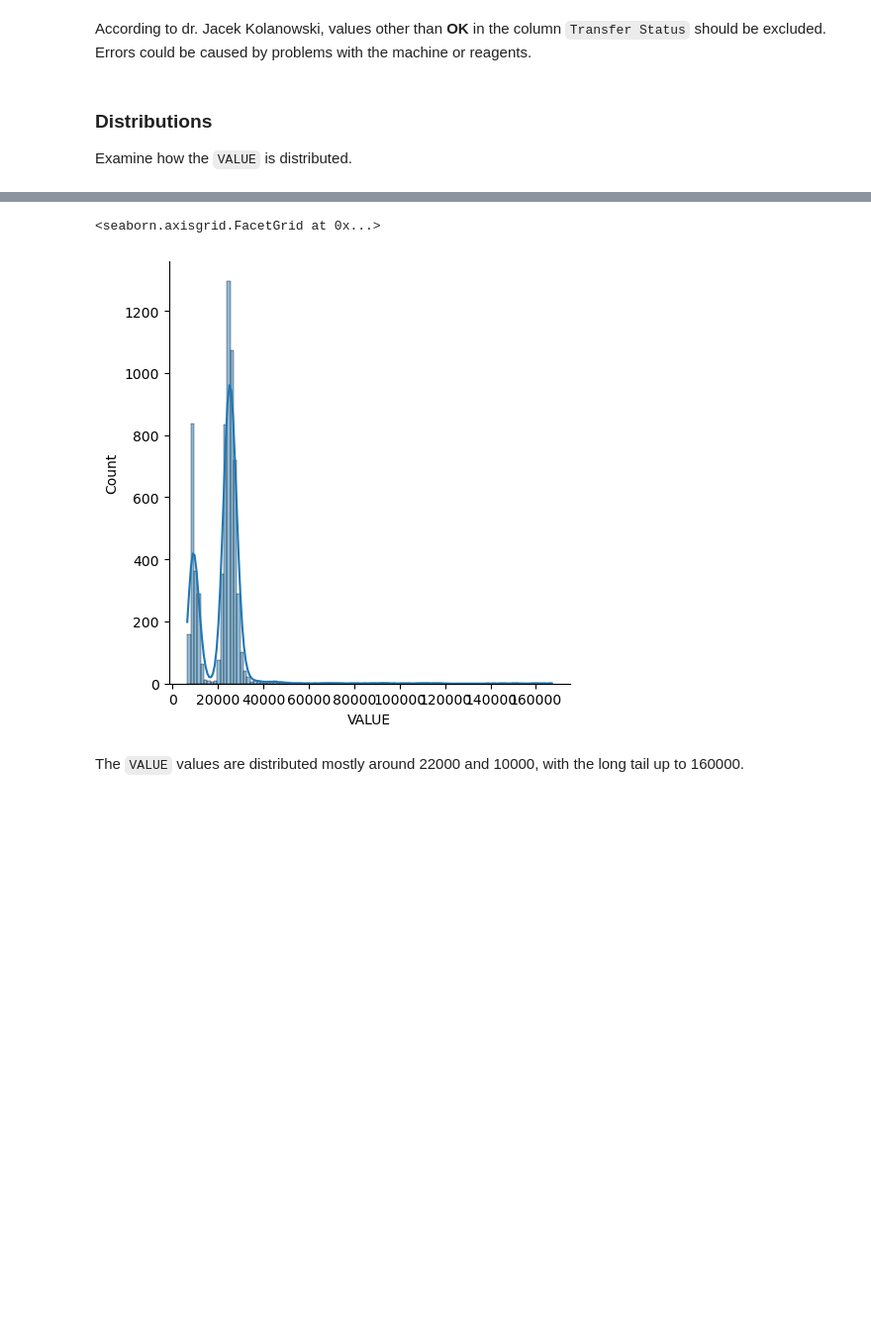
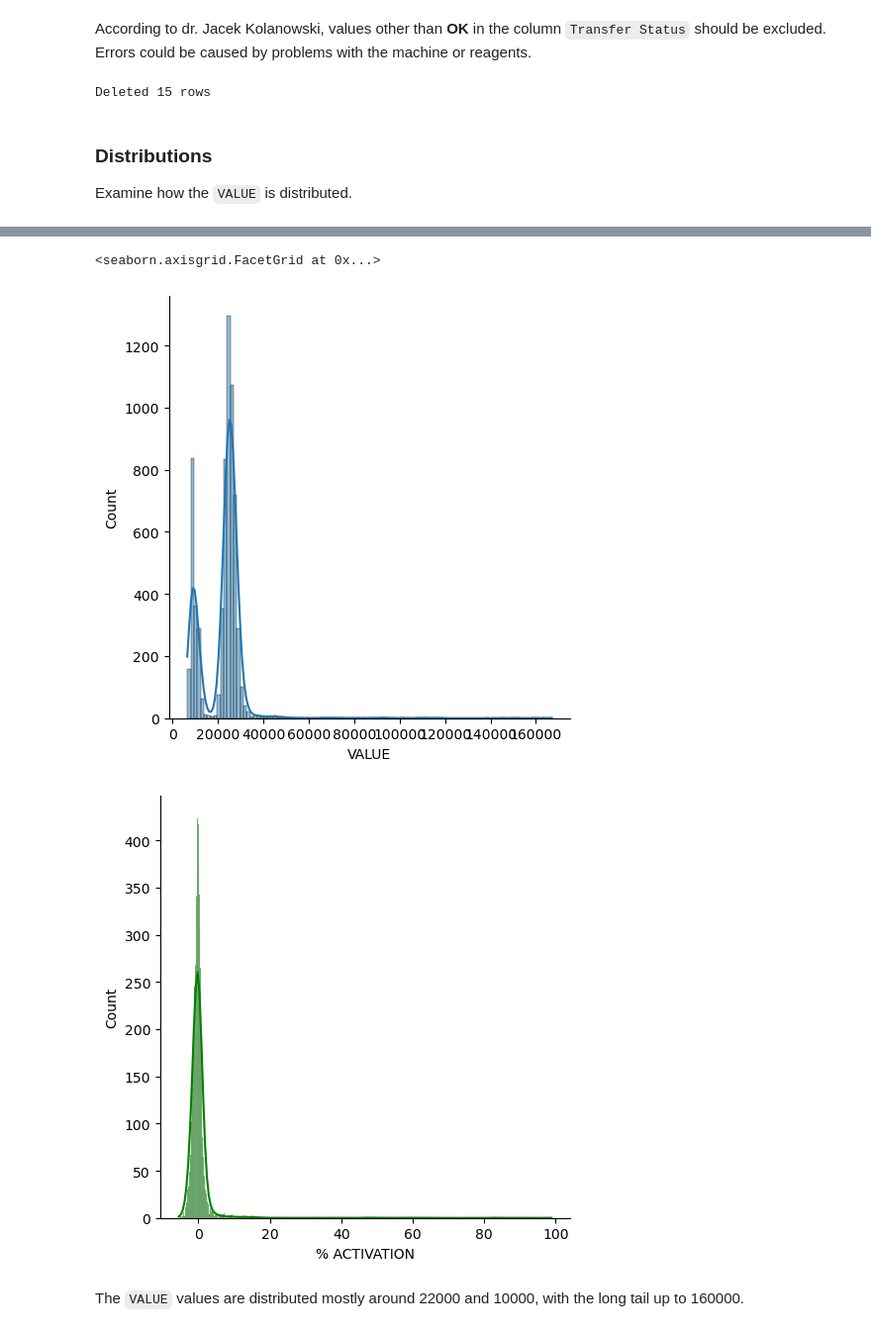
Before and after one commit to zuzg/drug-screening, a Jupyter notebook: notebooks/eda.ipynb, the cells around one changed output, grey strips where cells are left out. Shown at 99% size. Cells and saved outputs as stored; diff of their text form; code cells hidden in the pictures; blank space fills up the shorter version.

```diff
--- a/notebooks/eda.ipynb
+++ b/notebooks/eda.ipynb
@@ -54,13 +54,19 @@ del df['CONTROL OUTLIER']
 # %% [markdown]
 According to dr. Jacek Kolanowski, values other than **OK** in the column `Transfer Status` should be excluded. Errors could be caused by problems with the machine or reagents.
 # %%
+print(f"Deleted {len(df[df['Transfer Status'] != 'OK'])} rows")
 df = df[df['Transfer Status'] == 'OK']
+# %% [output]
+Deleted 15 rows
 # %% [markdown]
 ### Distributions
 Examine how the `VALUE` is distributed.
 # %%
 print(df['VALUE'].describe())
+print(df['% ACTIVATION'].describe())
+
 sns.displot(df['VALUE'], x=df['VALUE'], kde=True)
+sns.displot(df['% ACTIVATION'], x=df['% ACTIVATION'], kde=True, color='green')
 # %% [output]
 count      6673.000000
 mean      22069.847295
@@ -74,5 +89,6 @@ Name: VALUE, dtype: float64
 <seaborn.axisgrid.FacetGrid at 0x...>
 [figure]
+[figure, added]
 # %% [markdown]
 The `VALUE` values are distributed mostly around 22000 and 10000, with the long tail up to 160000.
 # %% [markdown]
```
Also changed, not shown: parts of 6 cells of this notebook, 2 other files.
